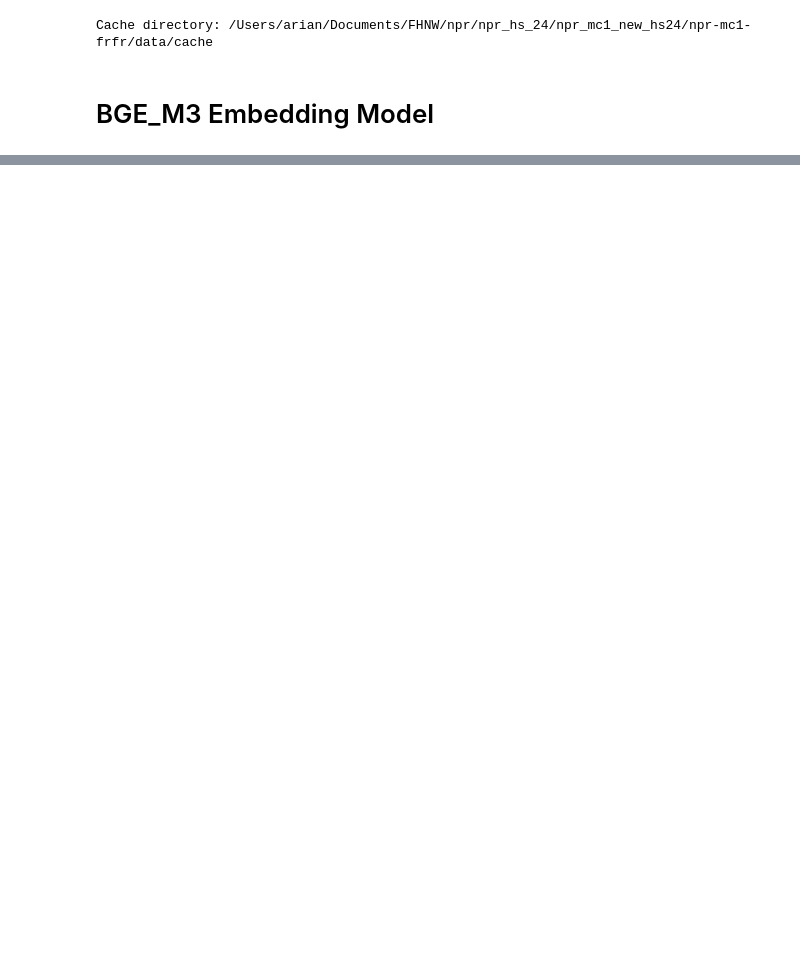
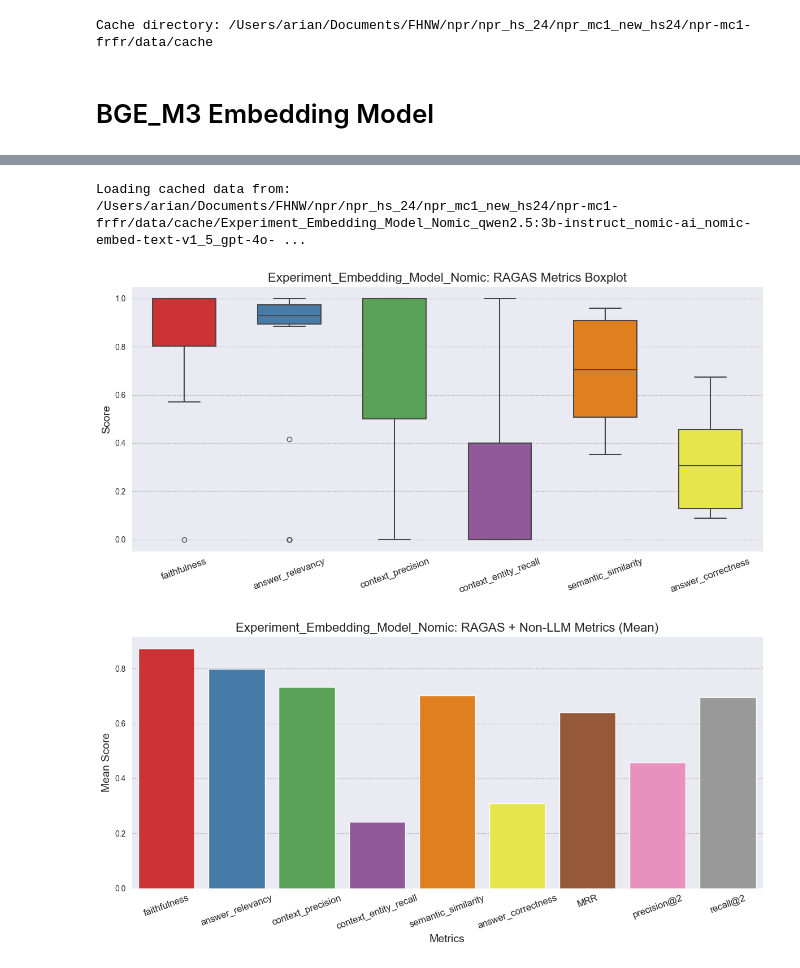
Before and after one commit to somehowchris/npr-mc1-frfr, a Jupyter notebook: notebooks/Experiment_embedding_model.ipynb, the cells around one changed output, grey strips where cells are left out. Saved outputs shown, nothing was run; the diff lists cells and outputs as text; code cells hidden in the pictures; blank space fills up the shorter version.

```diff
--- a/notebooks/Experiment_embedding_model.ipynb
+++ b/notebooks/Experiment_embedding_model.ipynb
@@ -118,0 +153,8 @@ evaluator.plot_results_all(results, results)
+# %%
+nomic_retriever = nomic_vectordb.as_retriever()
+
+nomic_rag_chain = RunnableParallel(
+    {"context": nomic_retriever, "question": RunnablePassthrough()}
+).assign(answer=rag_chain_from_docs)
+
+nomic_rag_chain.invoke("The company is also aiming to reduce gas flaring?")
@@ -118,0 +168,12 @@ evaluator.plot_results_all(results, results)
+# %%
+nomic_model_evaluation = RAGEvaluation(
+    name="Experiment_Embedding_Model_Nomic",
+    rag_chain=nomic_rag_chain,
+    llm_model=openai_llm_model,
+    local_llm=local_llm_model.model,
+    embeddings=nomic_embed,
+)
+# %%
+result_nomic = nomic_model_evaluation.evaluate(clean_file_path, eval_file_path, nomic_vectordb)
+# %% [output]
+Loading cached data from: /Users/arian/Documents/FHNW/npr/npr_hs_24/npr_mc1_new_hs24/npr-mc1-frfr/data/cache/Experiment_Embedding_Model_Nomic_qwen2.5:3b-instruct_nomic-ai_nomic-embed-text-v1_5_gpt-4o- ...
@@ -118,0 +182,5 @@ evaluator.plot_results_all(results, results)
+# %%
+nomic_model_evaluation.plot_results_all(result_nomic)
+# %% [output]
+[figure, added]
+[figure, added]
```
Also changed, not shown: parts of 18 cells of this notebook, 4 other files.
